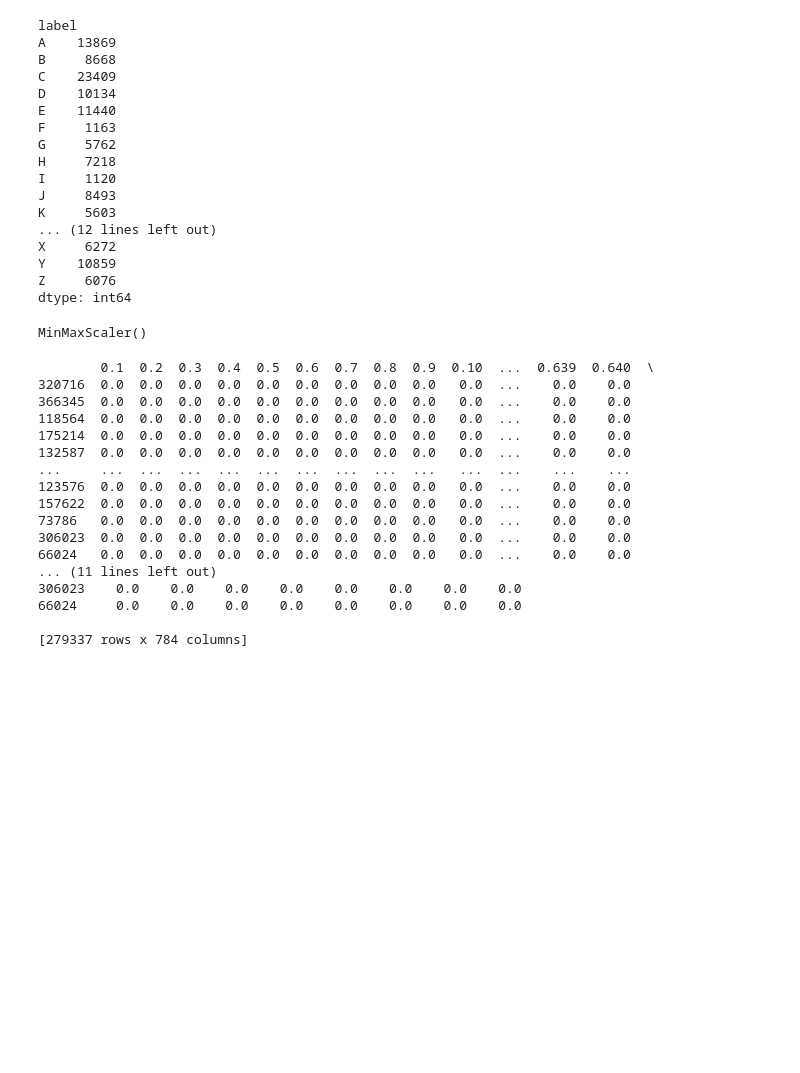
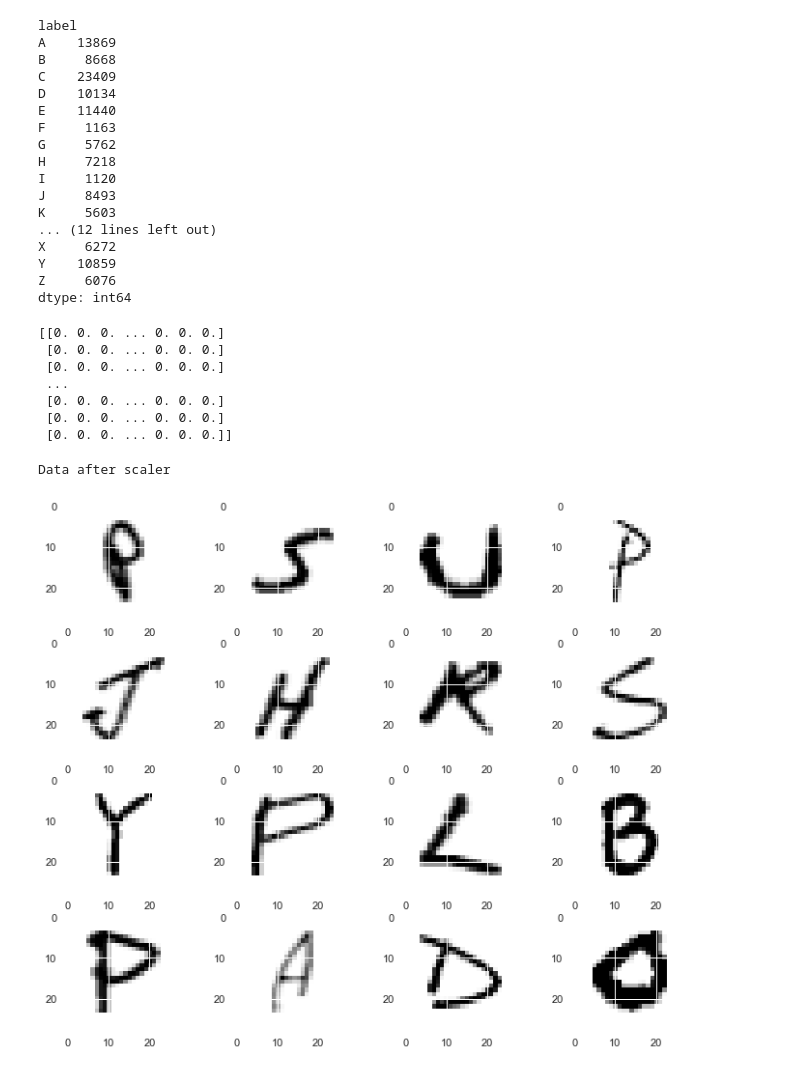
Before and after one commit to Bandabou/CNN-letter-classification, a Jupyter notebook: CNN.ipynb, the cells around one changed output. Cells and saved outputs as stored; diff of their text form; code cells hidden in the pictures; blank space fills up the shorter version.

```diff
--- a/CNN.ipynb
+++ b/CNN.ipynb
@@ -30,7 +30,7 @@ warnings.filterwarnings('ignore')
 sns.set()
 # %%
 #Data importing
-dataset = pd.read_csv("C:\\Users\\20183382\Desktop\\CNN\\A_Z Handwritten Data.csv").astype('float32')
+dataset = pd.read_csv("C:\\Users\\maxhi\\OneDrive\\Desktop\\CNN\\A_Z Handwritten Data.csv").astype('float32')
 
 dataset.rename(columns={'0':'label'}, inplace=True)
 
@@ -117,27 +117,29 @@ standard_scaler.fit(X_train)
 
 
 
-#X_train = standard_scaler.transform(X_train)
-#X_test = standard_scaler.transform(X_test)
+X_train = standard_scaler.transform(X_train)
+X_test = standard_scaler.transform(X_test)
-# %% [output]
-MinMaxScaler()
 # %%
+#clearly see that the value are between 0,1
 print(X_train)
 # %% [output]
-        0.1  0.2  0.3  0.4  0.5  0.6  0.7  0.8  0.9  0.10  ...  0.639  0.640  \
-320716  0.0  0.0  0.0  0.0  0.0  0.0  0.0  0.0  0.0   0.0  ...    0.0    0.0
-366345  0.0  0.0  0.0  0.0  0.0  0.0  0.0  0.0  0.0   0.0  ...    0.0    0.0
-118564  0.0  0.0  0.0  0.0  0.0  0.0  0.0  0.0  0.0   0.0  ...    0.0    0.0
-175214  0.0  0.0  0.0  0.0  0.0  0.0  0.0  0.0  0.0   0.0  ...    0.0    0.0
-132587  0.0  0.0  0.0  0.0  0.0  0.0  0.0  0.0  0.0   0.0  ...    0.0    0.0
-...     ...  ...  ...  ...  ...  ...  ...  ...  ...   ...  ...    ...    ...
-123576  0.0  0.0  0.0  0.0  0.0  0.0  0.0  0.0  0.0   0.0  ...    0.0    0.0
-157622  0.0  0.0  0.0  0.0  0.0  0.0  0.0  0.0  0.0   0.0  ...    0.0    0.0
-73786   0.0  0.0  0.0  0.0  0.0  0.0  0.0  0.0  0.0   0.0  ...    0.0    0.0
-306023  0.0  0.0  0.0  0.0  0.0  0.0  0.0  0.0  0.0   0.0  ...    0.0    0.0
-66024   0.0  0.0  0.0  0.0  0.0  0.0  0.0  0.0  0.0   0.0  ...    0.0    0.0
-... (11 lines left out)
-306023    0.0    0.0    0.0    0.0    0.0    0.0    0.0    0.0
-66024     0.0    0.0    0.0    0.0    0.0    0.0    0.0    0.0
-
-[279337 rows x 784 columns]
+[[0. 0. 0. ... 0. 0. 0.]
+ [0. 0. 0. ... 0. 0. 0.]
+ [0. 0. 0. ... 0. 0. 0.]
+ ...
+ [0. 0. 0. ... 0. 0. 0.]
+ [0. 0. 0. ... 0. 0. 0.]
+ [0. 0. 0. ... 0. 0. 0.]]
+# %%
+print("Data after scaler")
+X_shuffle = shuffle(X_train)
+
+plt.figure(figsize = (12,10))
+row, colums = 4, 4
+for i in range(16):
+    plt.subplot(colums, row, i+1)
+    plt.imshow(X_shuffle[i].reshape(28,28),interpolation='nearest', cmap='Greys')
+plt.show()
+# %% [output]
+Data after scaler
+[figure, added]
```
Also changed, not shown: parts of 7 cells of this notebook, 1 other file.
